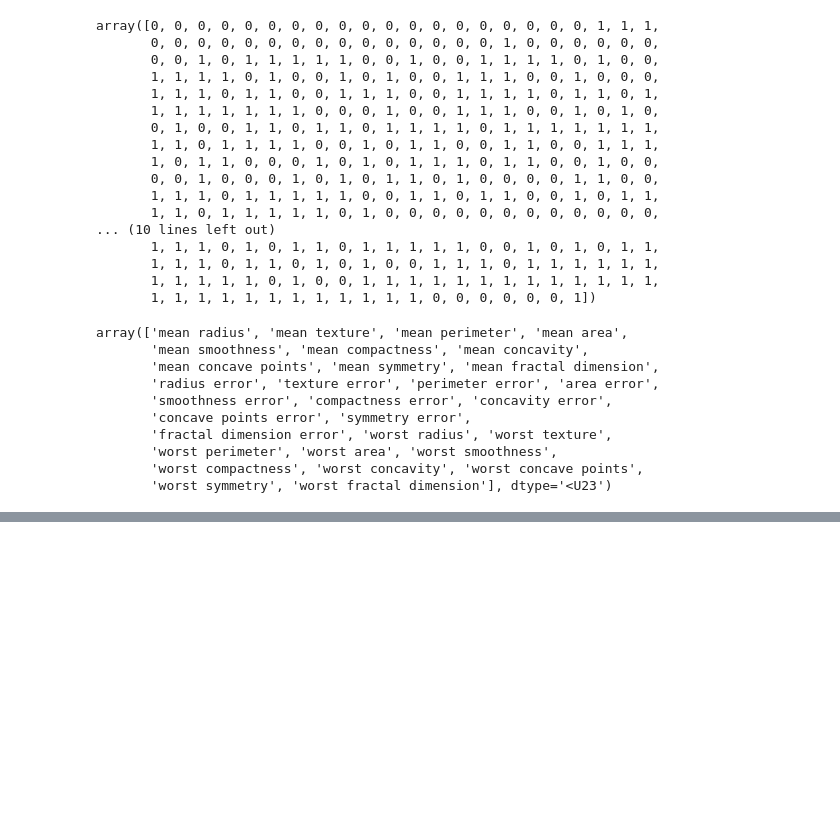
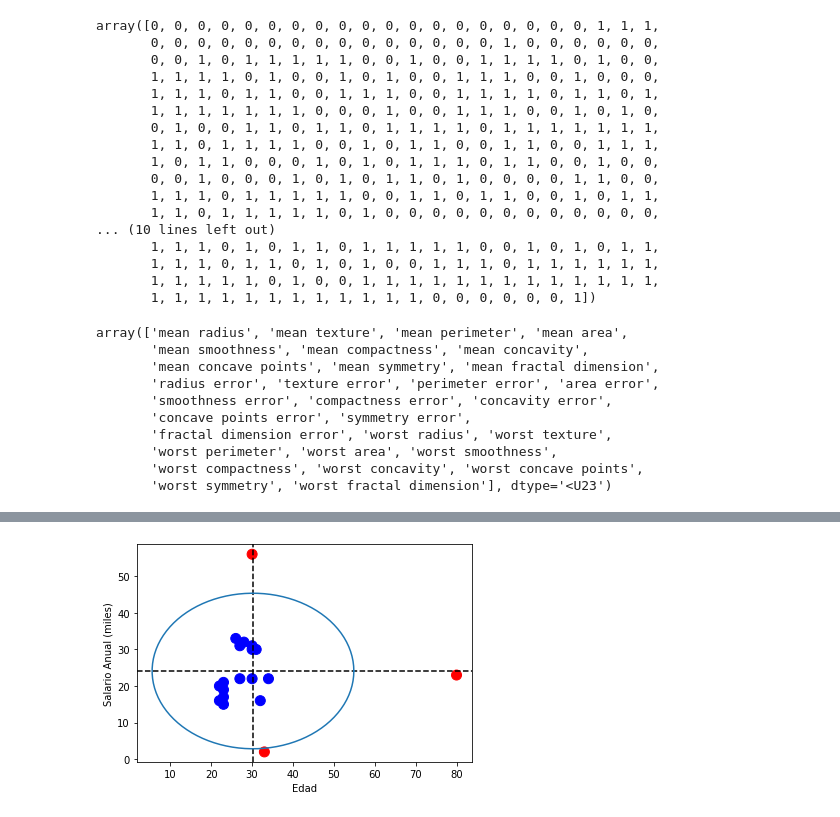
Before and after one commit to cbarbagonzalez/programacion_avanzada, a Jupyter notebook: Breast_cancer_notebook_Clase.ipynb, the cells around one changed output, grey strips where cells are left out. Saved outputs shown, nothing was run; the diff lists cells and outputs as text; code cells hidden in the pictures; blank space fills up the shorter version.

```diff
--- a/Breast_cancer_notebook_Clase.ipynb
+++ b/Breast_cancer_notebook_Clase.ipynb
@@ -101,0 +118,36 @@ array(['mean radius', 'mean texture', 'mean perimeter', 'mean area',
+# %%
+from math import pi
+
+salario_anual_miles = np.array([16,20,15,21,19,17,33,22,31,32,56,30,22,31,30,16,2,22,23])
+media = (salario_anual_miles).mean()
+std_x = (salario_anual_miles).std()*2
+media_y = (edades).mean()
+std_y = (edades).std()*2
+
+colors = ['blue']*len(salario_anual_miles)
+for index, x in enumerate(salario_anual_miles):
+    if abs(x-media) > std_x:
+        colors[index] = 'red'
+
+for index, x in enumerate(edades):
+    if abs(x-media_y) > std_y:
+        colors[index] = 'red'
+
+plt.scatter(edades, salario_anual_miles, s=100, color=colors)
+plt.axhline(media, color='k', linestyle='--')
+plt.axvline(media_y, color='k', linestyle='--')
+
+v=media     #y-position of the center
+u=media_y    #x-position of the center
+b=std_x     #radius on the y-axis
+a=std_y    #radius on the x-axis
+
+t = np.linspace(0, 2*pi, 100)
+plt.plot( u+a*np.cos(t) , v+b*np.sin(t) )
+
+plt.xlabel('Edad')
+plt.ylabel('Salario Anual (miles)')
+plt.show()
+#Los valores que superen el valor de la “media más 2 desvíos estándar” (el área del círculo) quedarán en rojo.
+# %% [output]
+[figure, added]
```
Also changed, not shown: parts of 8 cells of this notebook.
